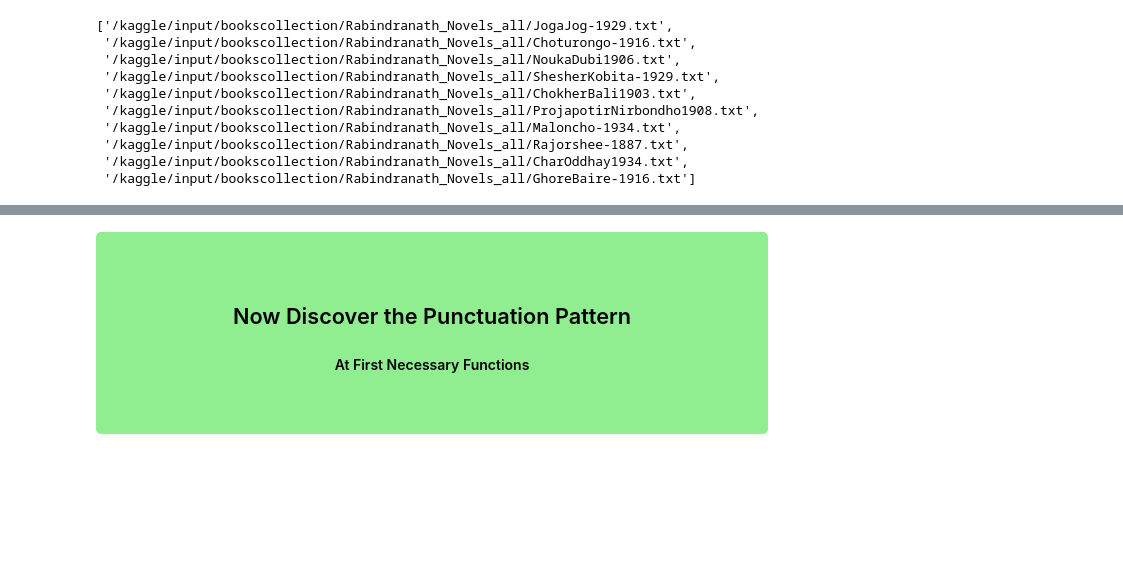
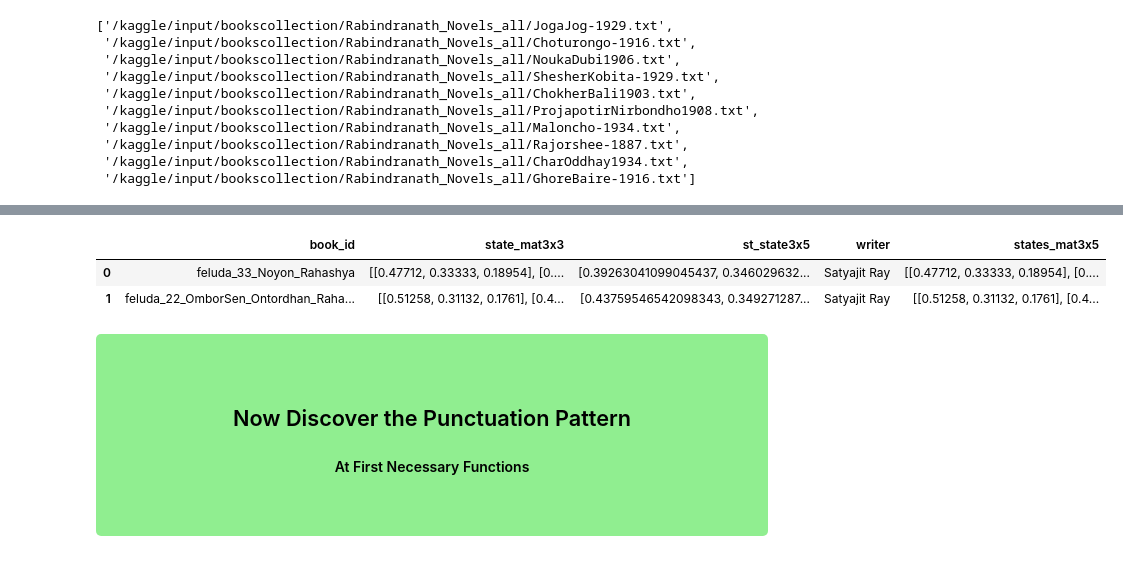
Before and after one commit to oitik/Harun-SIr, a Jupyter notebook: redefined-paper3-code.ipynb, the cells around one changed output, grey strips where cells are left out. Cells and saved outputs as stored; diff of their text form; code cells hidden in the pictures; blank space fills up the shorter version.

```diff
--- a/redefined-paper3-code.ipynb
+++ b/redefined-paper3-code.ipynb
@@ -1345,0 +810,5 @@ scatter_plot_with_lines(sim_ar1, sim_ar2, sim_ar3, save_path = '/kaggle/working/
+# %%
+# Set the Value of states and difference
+states_n_dif = [[5,3],[2,10], [3,10], [3,8], [3,6], [4,4], [5,2], [6,3], [7,3], [7,2], [8,3], [10,2]]
+states = 3
+d = 5
@@ -1345,0 +836,7 @@ scatter_plot_with_lines(sim_ar1, sim_ar2, sim_ar3, save_path = '/kaggle/working/
+# %%
+data[f'states_mat{states}x{d}'] = state_mat1
+data.head(2)
+# %% [output]
+|  | book_id | state_mat3x3 | st_state3x5 | writer | states_mat3x5 |
+| 0 | feluda_33_Noyon_Rahashya | [[0.47712, 0.33333, 0.18954], [0.... | [0.39263041099045437, 0.346029632... | Satyajit Ray | [[0.47712, 0.33333, 0.18954], [0.... |
+| 1 | feluda_22_OmborSen_Ontordhan_Raha... | [[0.51258, 0.31132, 0.1761], [0.4... | [0.43759546542098343, 0.349271287... | Satyajit Ray | [[0.51258, 0.31132, 0.1761], [0.4... |
```
Also changed, not shown: parts of 69 cells of this notebook.
